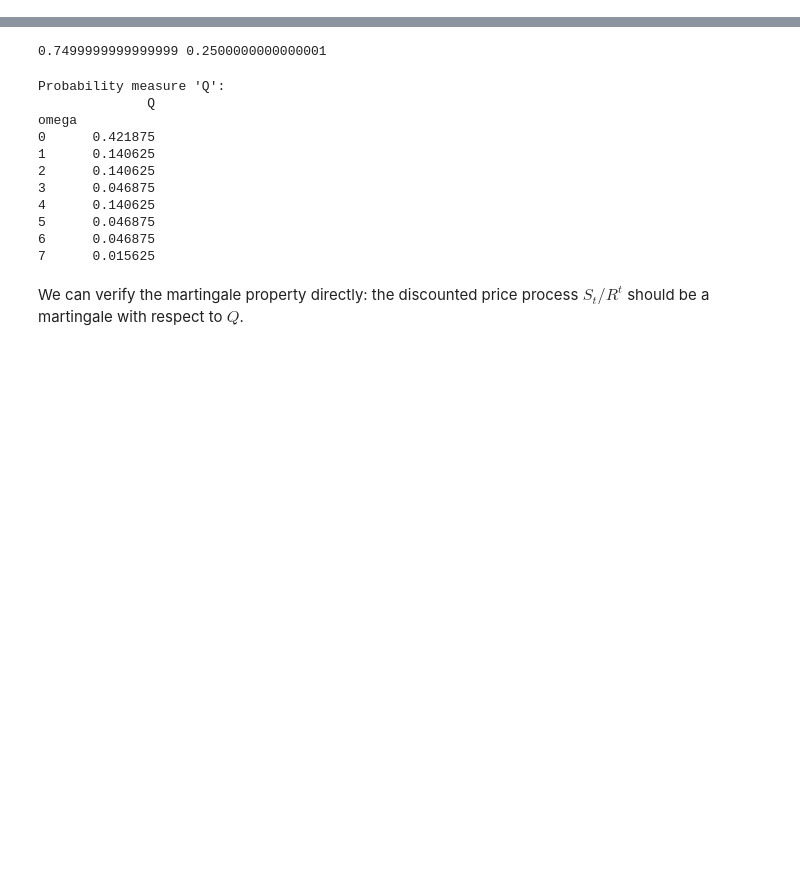
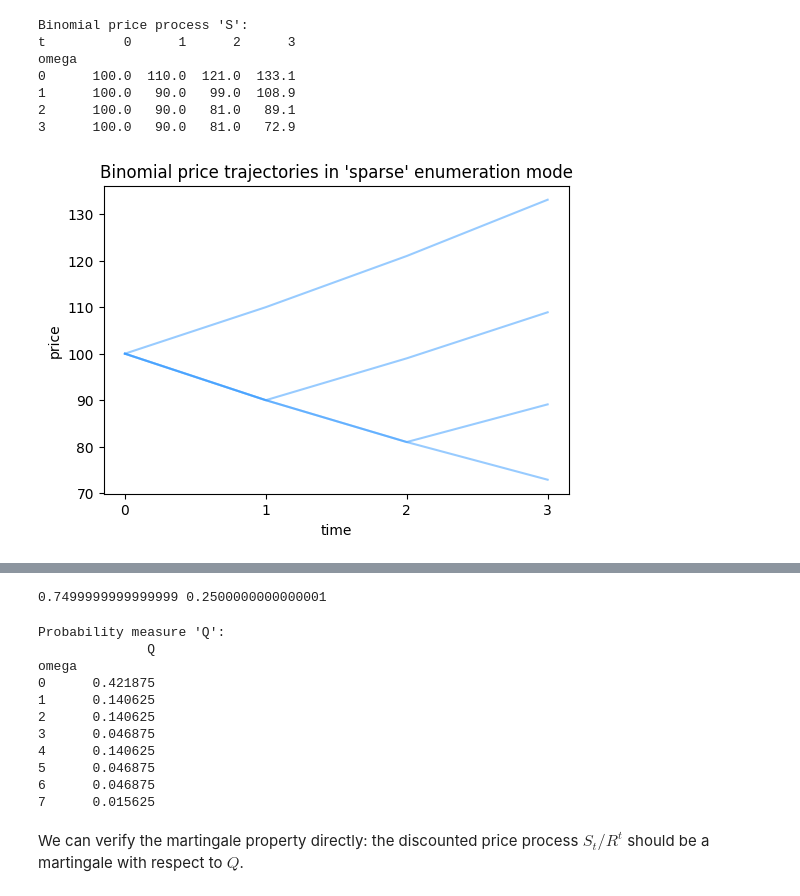
Before and after one commit to jmyers7/sigalg, a Jupyter notebook: docs/notebooks/tutorials/binomial-pricing-model.ipynb, the cells around one changed output, grey strips where cells are left out. Saved outputs shown, nothing was run; the diff lists cells and outputs as text; code cells hidden in the pictures; blank space fills up the shorter version.

```diff
--- a/docs/notebooks/tutorials/binomial-pricing-model.ipynb
+++ b/docs/notebooks/tutorials/binomial-pricing-model.ipynb
@@ -142,0 +135,31 @@ omega
+# %%
+S = sa.BinomialPricingModel.generate(
+    initial_price=S_0,
+    up_factor=u,
+    down_factor=d,
+    up_prob=p,
+    risk_free_gross_return=R,
+    enum_mode="sparse",
+    mode="enum",
+    length=T,
+    name="S",
+)
+print(S)
+
+_, ax = plt.subplots(figsize=(6, 4))
+S.plot_trajectories(
+    ax=ax,
+    title="Binomial price trajectories in 'sparse' enumeration mode",
+    colors=[sa.blue],
+    plot_kwargs={"alpha": 0.5},
+)
+plt.show()
+# %% [output]
+Binomial price process 'S':
+t          0      1      2      3
+omega
+0      100.0  110.0  121.0  133.1
+1      100.0   90.0   99.0  108.9
+2      100.0   90.0   81.0   89.1
+3      100.0   90.0   81.0   72.9
+[figure, added]
```
Also changed, not shown: parts of 38 cells of this notebook, 1 other file.
